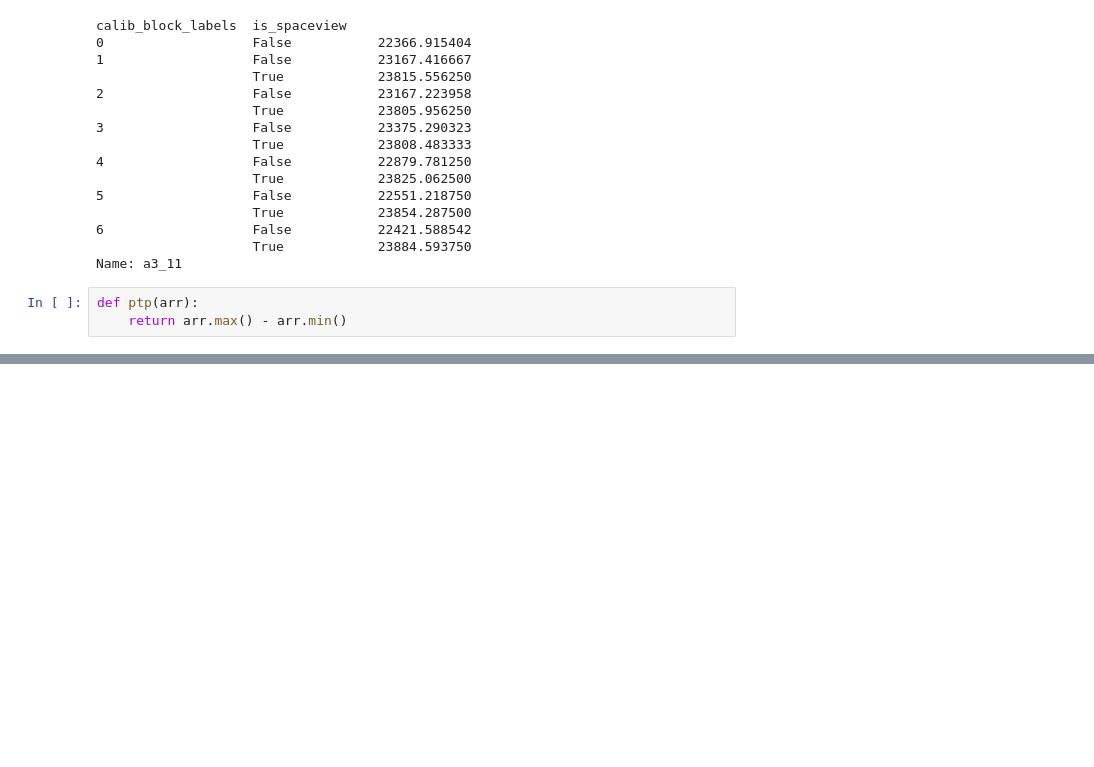
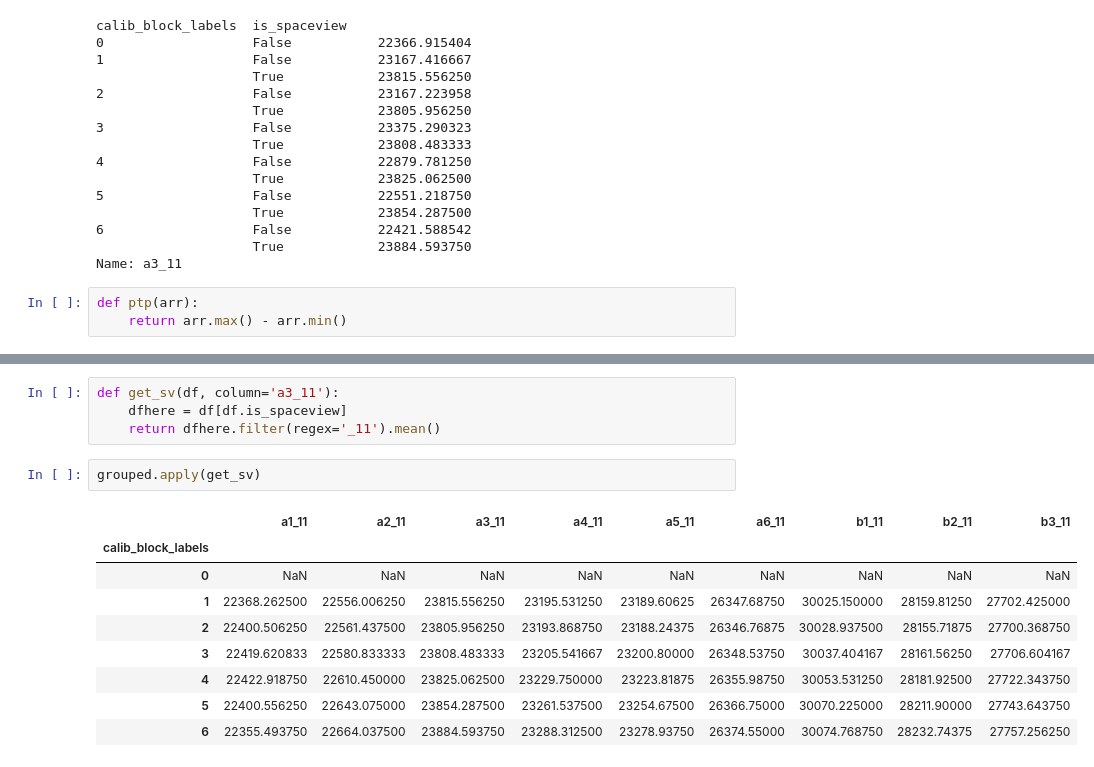
Before and after one commit to lro-diviner/divcalib, a Jupyter notebook: Diviner hourly.ipynb, the cells around one changed output, grey strips where cells are left out. Saved outputs shown, nothing was run; the diff lists cells and outputs as text; blank space fills up the shorter version.

```diff
--- a/Diviner hourly.ipynb
+++ b/Diviner hourly.ipynb
@@ -199,0 +278,16 @@ ls
+# %%
+def get_sv(df, column='a3_11'):
+    dfhere = df[df.is_spaceview]
+    return dfhere.filter(regex='_11').mean()
+# %%
+grouped.apply(get_sv)
+# %% [output]
+|  | a1_11 | a2_11 | a3_11 | a4_11 | a5_11 | a6_11 | b1_11 | b2_11 | b3_11 |
+| calib_block_labels |  |  |  |  |  |  |  |  |  |
+| 0 | NaN | NaN | NaN | NaN | NaN | NaN | NaN | NaN | NaN |
+| 1 | 22368.262500 | 22556.006250 | 23815.556250 | 23195.531250 | 23189.60625 | 26347.68750 | 30025.150000 | 28159.81250 | 27702.425000 |
+| 2 | 22400.506250 | 22561.437500 | 23805.956250 | 23193.868750 | 23188.24375 | 26346.76875 | 30028.937500 | 28155.71875 | 27700.368750 |
+| 3 | 22419.620833 | 22580.833333 | 23808.483333 | 23205.541667 | 23200.80000 | 26348.53750 | 30037.404167 | 28161.56250 | 27706.604167 |
+| 4 | 22422.918750 | 22610.450000 | 23825.062500 | 23229.750000 | 23223.81875 | 26355.98750 | 30053.531250 | 28181.92500 | 27722.343750 |
+| 5 | 22400.556250 | 22643.075000 | 23854.287500 | 23261.537500 | 23254.67500 | 26366.75000 | 30070.225000 | 28211.90000 | 27743.643750 |
+| 6 | 22355.493750 | 22664.037500 | 23884.593750 | 23288.312500 | 23278.93750 | 26374.55000 | 30074.768750 | 28232.74375 | 27757.256250 |
```
Also changed, not shown: parts of 24 cells of this notebook, 2 other files.
